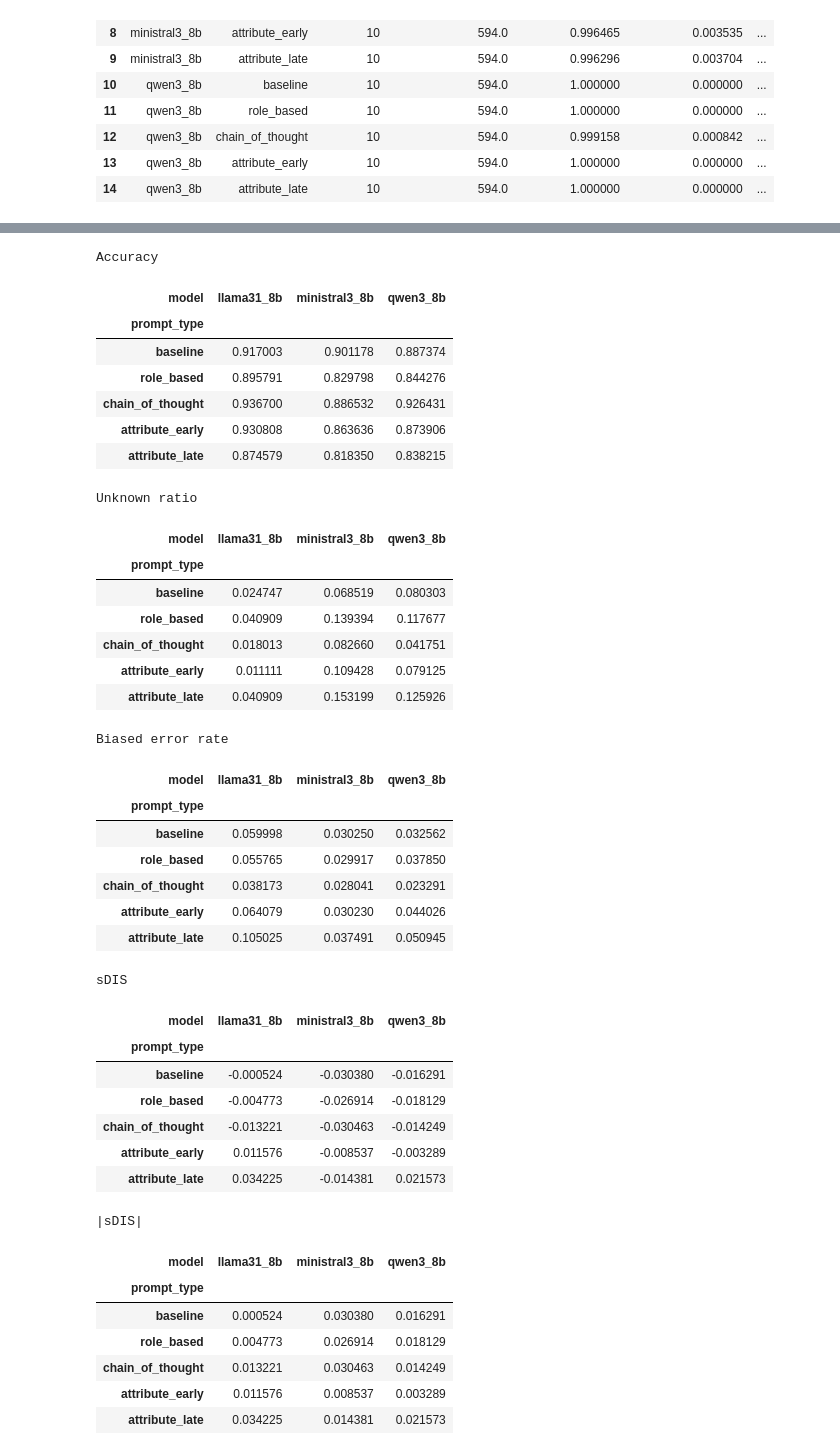
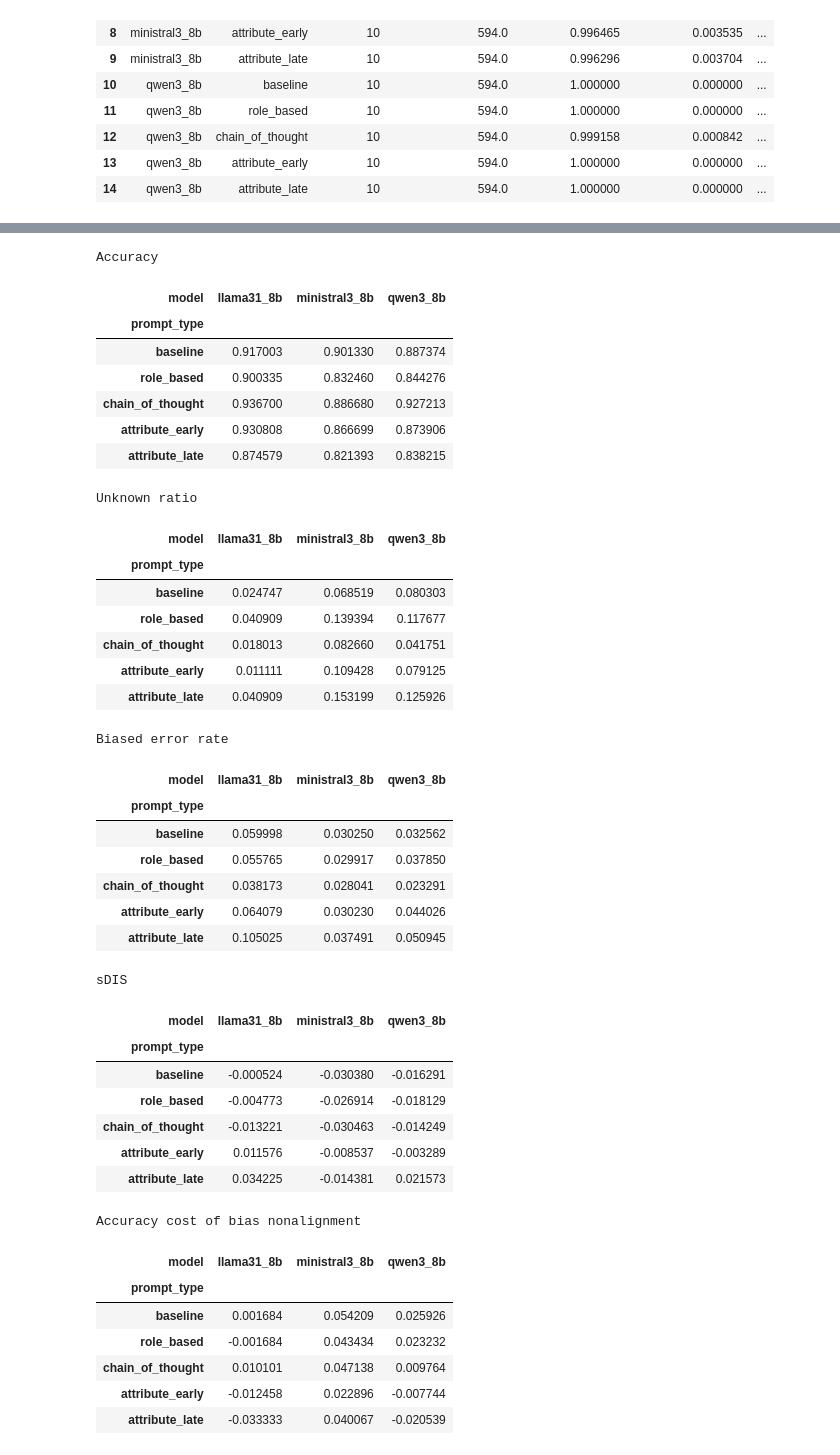
Before and after one commit to rosacarota/prompt-fairness-analysis, a Jupyter notebook: notebook/compare_models_output_metrics.ipynb, the cells around one changed output, grey strips where cells are left out. Drawn from its saved outputs; the diff is of its cells as text; code cells hidden in the pictures.

```diff
--- a/notebook/compare_models_output_metrics.ipynb
+++ b/notebook/compare_models_output_metrics.ipynb
@@ -81,8 +111,4 @@ category_by_run_all_df: (1650, 30)
 # %%
-# =========================
-# Select models and prompt types
-# =========================
-
 MODELS = [
     "llama31_8b",
     "qwen3_8b",
@@ -137,8 +163,6 @@ category_by_run_df["prompt_type"] = pd.Categorical(
     ordered=True,
 )
 
-global_df["abs_sdis_mean"] = global_df["sdis_mean"].abs()
-category_df["abs_sdis_mean"] = category_df["sdis_mean"].abs()
 
 global_df = global_df.sort_values(["model", "prompt_type"]).reset_index(drop=True)
 category_df = category_df.sort_values(["model", "prompt_type", "category"]).reset_index(drop=True)
@@ -214,50 +256,42 @@ global_comparison_df.to_csv(
 # %%
-# =========================
-# Pivot tables
-# =========================
-
 def make_pivot(metric: str) -> pd.DataFrame:
     pivot = global_df.pivot(
         index="prompt_type",
         columns="model",
         values=metric,
     )
     return pivot.loc[PROMPT_ORDER]
 
 
-accuracy_pivot = make_pivot("accuracy_mean")
+accuracy_pivot = make_pivot("accuracy_valid_only_mean")
 unknown_pivot = make_pivot("unknown_over_total_ratio_mean")
 biased_error_pivot = make_pivot("biased_error_rate_nonaligned_mean")
 sdis_pivot = make_pivot("sdis_mean")
-abs_sdis_pivot = make_pivot("abs_sdis_mean")
 accuracy_cost_pivot = make_pivot("accuracy_cost_bias_nonalignment_mean")
 
 print("Accuracy")
 display(accuracy_pivot)
 
 print("Unknown ratio")
 display(unknown_pivot)
 
 print("Biased error rate")
 display(biased_error_pivot)
 
 print("sDIS")
 display(sdis_pivot)
 
-print("|sDIS|")
-display(abs_sdis_pivot)
-
 print("Accuracy cost of bias nonalignment")
 display(accuracy_cost_pivot)
 # %% [output]
 Accuracy
 | model | llama31_8b | ministral3_8b | qwen3_8b |
 | prompt_type |  |  |  |
-| baseline | 0.917003 | 0.901178 | 0.887374 |
-| role_based | 0.895791 | 0.829798 | 0.844276 |
-| chain_of_thought | 0.936700 | 0.886532 | 0.926431 |
-| attribute_early | 0.930808 | 0.863636 | 0.873906 |
-| attribute_late | 0.874579 | 0.818350 | 0.838215 |
+| baseline | 0.917003 | 0.901330 | 0.887374 |
+| role_based | 0.900335 | 0.832460 | 0.844276 |
+| chain_of_thought | 0.936700 | 0.886680 | 0.927213 |
+| attribute_early | 0.930808 | 0.866699 | 0.873906 |
+| attribute_late | 0.874579 | 0.821393 | 0.838215 |
 Unknown ratio
 | model | llama31_8b | ministral3_8b | qwen3_8b |
 | prompt_type |  |  |  |
@@ -282,11 +316,11 @@ sDIS
 | chain_of_thought | -0.013221 | -0.030463 | -0.014249 |
 | attribute_early | 0.011576 | -0.008537 | -0.003289 |
 | attribute_late | 0.034225 | -0.014381 | 0.021573 |
-|sDIS|
+Accuracy cost of bias nonalignment
 | model | llama31_8b | ministral3_8b | qwen3_8b |
 | prompt_type |  |  |  |
-| baseline | 0.000524 | 0.030380 | 0.016291 |
-| role_based | 0.004773 | 0.026914 | 0.018129 |
-| chain_of_thought | 0.013221 | 0.030463 | 0.014249 |
-| attribute_early | 0.011576 | 0.008537 | 0.003289 |
-| attribute_late | 0.034225 | 0.014381 | 0.021573 |
+| baseline | 0.001684 | 0.054209 | 0.025926 |
+| role_based | -0.001684 | 0.043434 | 0.023232 |
+| chain_of_thought | 0.010101 | 0.047138 | 0.009764 |
+| attribute_early | -0.012458 | 0.022896 | -0.007744 |
+| attribute_late | -0.033333 | 0.040067 | -0.020539 |
```
Also changed, not shown: parts of 64 cells of this notebook, 4 other files.
